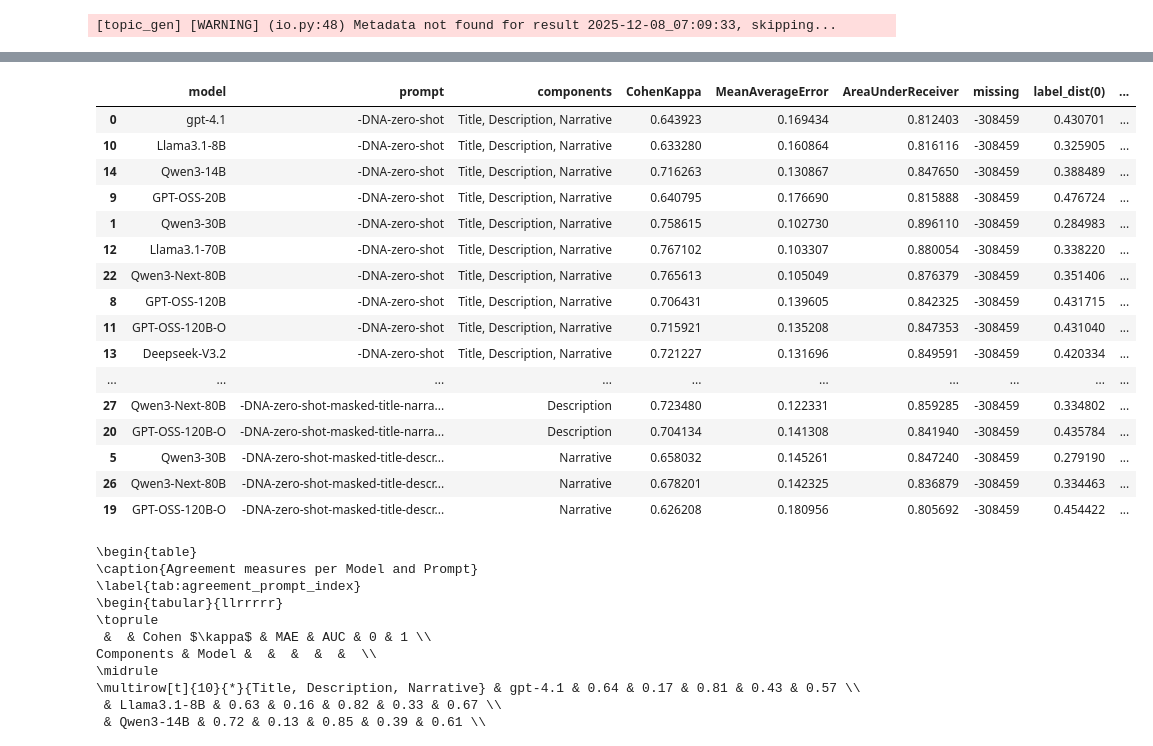
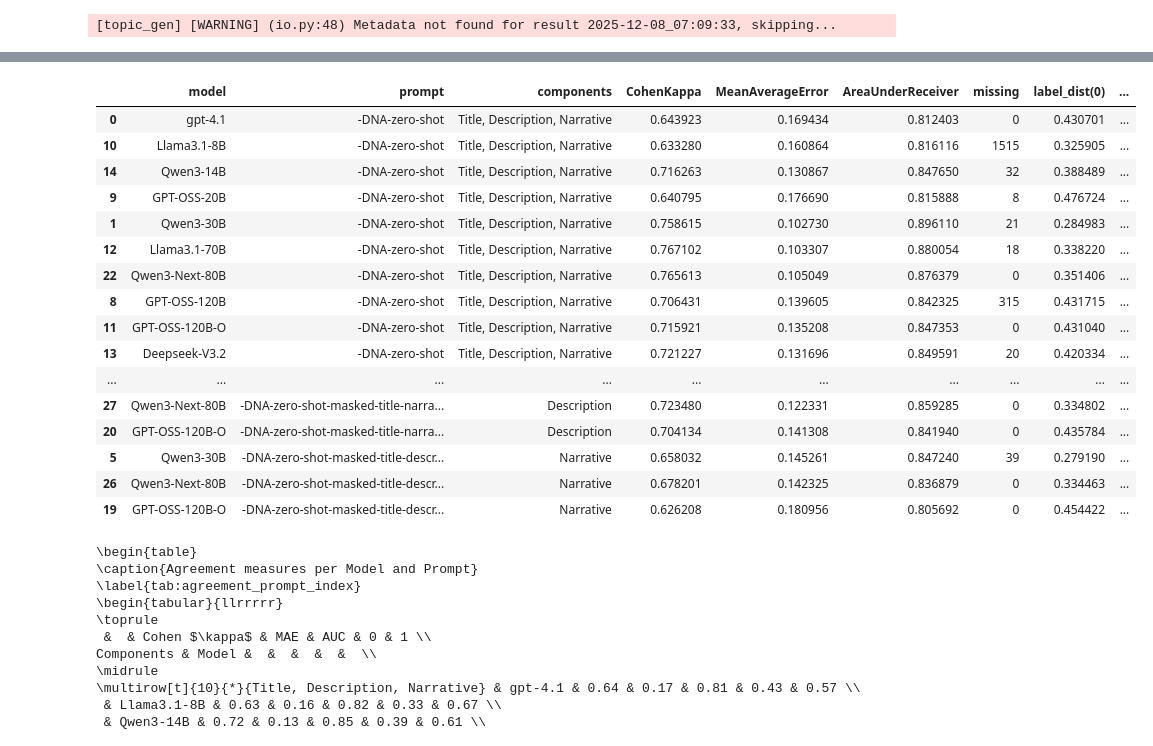
Before and after one commit to irgroup/SIGIR26-Synthesized-Information-Needs, a Jupyter notebook: notebooks/robust/evaluate-pre-requisites.ipynb, the cells around one changed output, grey strips where cells are left out. Drawn from its saved outputs; the diff is of its cells as text; code cells hidden in the pictures.

Commit message:
fix missing

```diff
--- a/notebooks/robust/evaluate-pre-requisites.ipynb
+++ b/notebooks/robust/evaluate-pre-requisites.ipynb
@@ -224,16 +214,13 @@ metadata#[metadata["model"].isna()]
 # %%
 df = pd.DataFrame(res)
-# df["score"] = df.apply(format_score, axis=1)
-missing = (
-    df[["name", "missing_qrels"]].drop_duplicates(
-    ).set_index("name").to_dict()["missing_qrels"]
-)
+missing = df.groupby("name")["missing_qrels"].max().to_dict()  # we take the max per group because label dist does not report missings yet
+
 
 df = df.pivot(index="name", columns="measure", values="value").reset_index()
 df = df.merge(metadata, left_on="name", right_on="date")
 
 df["missing"] = df["name"].map(missing)
-df["missing"] = df["missing"] - 308459
+df["missing"] = abs(df["missing"]- 311410 + 2951)
 
 sorter_components = [
     "Title, Description, Narrative",
@@ -244,49 +231,49 @@ sorter_components = [
     "Description",
     "Narrative"
 ]
 
 sorter_models = [
     "gpt-4.1",
     'Llama3.1-8B',
     'Qwen3-14B',
     'Mistral3-14B',
     'GPT-OSS-20B',
     'Qwen3-30B-A3B-Instruct-2507-FP8',
     'Qwen3-30B',
     'Llama3.1-70B',
     'Qwen3-Next-80B',
     'GPT-OSS-120B',
     'GPT-OSS-120B-O',
     'Deepseek-V3.2',
     'Gemini-2.5-Flash',
     ]
 
 df["components"] = df["prompt"].apply(prompt_to_components)
 df["components"] = pd.Categorical(df["components"], sorter_components)
 
 df["model"] = pd.Categorical(df["model"], sorter_models)
 df.sort_values(by=["components", "model"])[
     ["model", "prompt", "components", "CohenKappa", "MeanAverageError",
         "AreaUnderReceiver", "missing", "label_dist(0)", "label_dist(1)"]
 ]
 # %% [output]
 |  | model | prompt | components | CohenKappa | MeanAverageError | AreaUnderReceiver | missing | label_dist(0) | ... |
-| 0 | gpt-4.1 | -DNA-zero-shot | Title, Description, Narrative | 0.643923 | 0.169434 | 0.812403 | -308459 | 0.430701 | ... |
-| 10 | Llama3.1-8B | -DNA-zero-shot | Title, Description, Narrative | 0.633280 | 0.160864 | 0.816116 | -308459 | 0.325905 | ... |
-| 14 | Qwen3-14B | -DNA-zero-shot | Title, Description, Narrative | 0.716263 | 0.130867 | 0.847650 | -308459 | 0.388489 | ... |
-| 9 | GPT-OSS-20B | -DNA-zero-shot | Title, Description, Narrative | 0.640795 | 0.176690 | 0.815888 | -308459 | 0.476724 | ... |
-| 1 | Qwen3-30B | -DNA-zero-shot | Title, Description, Narrative | 0.758615 | 0.102730 | 0.896110 | -308459 | 0.284983 | ... |
-| 12 | Llama3.1-70B | -DNA-zero-shot | Title, Description, Narrative | 0.767102 | 0.103307 | 0.880054 | -308459 | 0.338220 | ... |
-| 22 | Qwen3-Next-80B | -DNA-zero-shot | Title, Description, Narrative | 0.765613 | 0.105049 | 0.876379 | -308459 | 0.351406 | ... |
-| 8 | GPT-OSS-120B | -DNA-zero-shot | Title, Description, Narrative | 0.706431 | 0.139605 | 0.842325 | -308459 | 0.431715 | ... |
-| 11 | GPT-OSS-120B-O | -DNA-zero-shot | Title, Description, Narrative | 0.715921 | 0.135208 | 0.847353 | -308459 | 0.431040 | ... |
-| 13 | Deepseek-V3.2 | -DNA-zero-shot | Title, Description, Narrative | 0.721227 | 0.131696 | 0.849591 | -308459 | 0.420334 | ... |
+| 0 | gpt-4.1 | -DNA-zero-shot | Title, Description, Narrative | 0.643923 | 0.169434 | 0.812403 | 0 | 0.430701 | ... |
+| 10 | Llama3.1-8B | -DNA-zero-shot | Title, Description, Narrative | 0.633280 | 0.160864 | 0.816116 | 1515 | 0.325905 | ... |
+| 14 | Qwen3-14B | -DNA-zero-shot | Title, Description, Narrative | 0.716263 | 0.130867 | 0.847650 | 32 | 0.388489 | ... |
+| 9 | GPT-OSS-20B | -DNA-zero-shot | Title, Description, Narrative | 0.640795 | 0.176690 | 0.815888 | 8 | 0.476724 | ... |
+| 1 | Qwen3-30B | -DNA-zero-shot | Title, Description, Narrative | 0.758615 | 0.102730 | 0.896110 | 21 | 0.284983 | ... |
+| 12 | Llama3.1-70B | -DNA-zero-shot | Title, Description, Narrative | 0.767102 | 0.103307 | 0.880054 | 18 | 0.338220 | ... |
+| 22 | Qwen3-Next-80B | -DNA-zero-shot | Title, Description, Narrative | 0.765613 | 0.105049 | 0.876379 | 0 | 0.351406 | ... |
+| 8 | GPT-OSS-120B | -DNA-zero-shot | Title, Description, Narrative | 0.706431 | 0.139605 | 0.842325 | 315 | 0.431715 | ... |
+| 11 | GPT-OSS-120B-O | -DNA-zero-shot | Title, Description, Narrative | 0.715921 | 0.135208 | 0.847353 | 0 | 0.431040 | ... |
+| 13 | Deepseek-V3.2 | -DNA-zero-shot | Title, Description, Narrative | 0.721227 | 0.131696 | 0.849591 | 20 | 0.420334 | ... |
 | ... | ... | ... | ... | ... | ... | ... | ... | ... | ... |
-| 27 | Qwen3-Next-80B | -DNA-zero-shot-masked-title-narra... | Description | 0.723480 | 0.122331 | 0.859285 | -308459 | 0.334802 | ... |
-| 20 | GPT-OSS-120B-O | -DNA-zero-shot-masked-title-narra... | Description | 0.704134 | 0.141308 | 0.841940 | -308459 | 0.435784 | ... |
-| 5 | Qwen3-30B | -DNA-zero-shot-masked-title-descr... | Narrative | 0.658032 | 0.145261 | 0.847240 | -308459 | 0.279190 | ... |
-| 26 | Qwen3-Next-80B | -DNA-zero-shot-masked-title-descr... | Narrative | 0.678201 | 0.142325 | 0.836879 | -308459 | 0.334463 | ... |
-| 19 | GPT-OSS-120B-O | -DNA-zero-shot-masked-title-descr... | Narrative | 0.626208 | 0.180956 | 0.805692 | -308459 | 0.454422 | ... |
+| 27 | Qwen3-Next-80B | -DNA-zero-shot-masked-title-narra... | Description | 0.723480 | 0.122331 | 0.859285 | 0 | 0.334802 | ... |
+| 20 | GPT-OSS-120B-O | -DNA-zero-shot-masked-title-narra... | Description | 0.704134 | 0.141308 | 0.841940 | 0 | 0.435784 | ... |
+| 5 | Qwen3-30B | -DNA-zero-shot-masked-title-descr... | Narrative | 0.658032 | 0.145261 | 0.847240 | 39 | 0.279190 | ... |
+| 26 | Qwen3-Next-80B | -DNA-zero-shot-masked-title-descr... | Narrative | 0.678201 | 0.142325 | 0.836879 | 0 | 0.334463 | ... |
+| 19 | GPT-OSS-120B-O | -DNA-zero-shot-masked-title-descr... | Narrative | 0.626208 | 0.180956 | 0.805692 | 0 | 0.454422 | ... |
 # %%
 def to_latex_with_prompt_index(df: pd.DataFrame) -> pd.DataFrame:
     table = df.copy()
```
Also changed, not shown: parts of 9 cells of this notebook.
